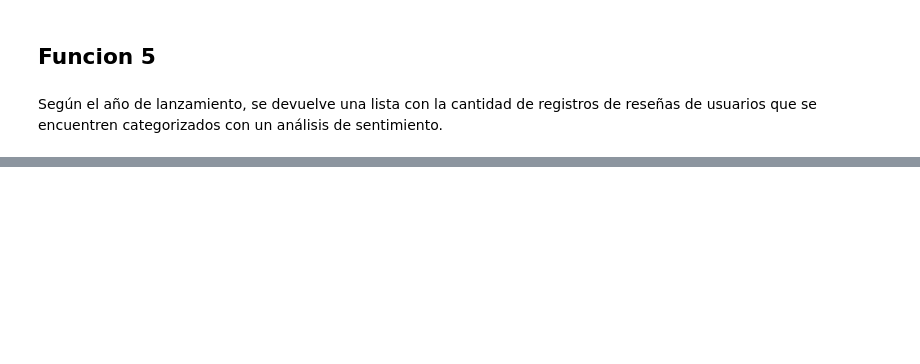
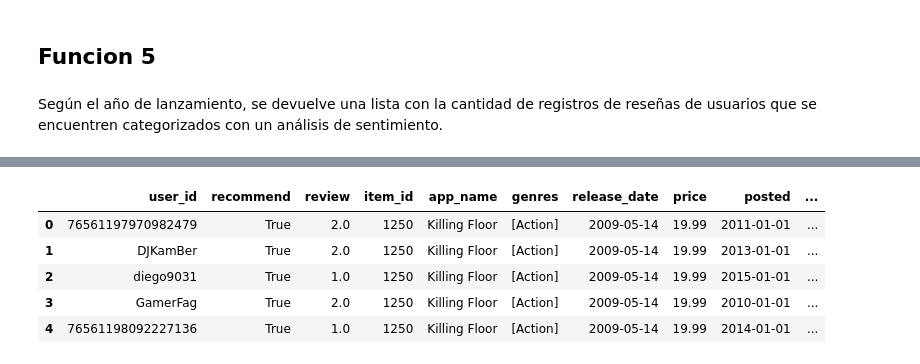
Before and after one commit to nicovid-ibarra/Proyecto-Individual-PI_ML_OPS, a Jupyter notebook: EDA.ipynb, the cells around one changed output, grey strips where cells are left out. Drawn from its saved outputs; the diff is of its cells as text; code cells hidden in the pictures; blank space fills up the shorter version.

```diff
--- a/EDA.ipynb
+++ b/EDA.ipynb
@@ -395,3 +227,9 @@ print (lower_limit, upper_limit)
 lower_limit=0
 upper_limit=109500
 items_fin_filtered = items_fin_sin_0[(items_fin_sin_0['playtime_forever'] > lower_limit) & (items_fin_sin_0['playtime_forever'] < upper_limit)]
+# %%
+#se desanida columna gebre
+genero=juegos1.explode('genres')
+genero=genero.explode('specs')
+genero = genero.rename(columns={'id': 'item_id'})
+genero.head()
@@ -833,0 +643,14 @@ See the caveats in the documentation: https://pandas.pydata.org/pandas-docs/stab
+# %%
+#Se eliminan columnas innecesarias
+a=['user_id','recommend','review','item_id','app_name','genres','release_date','price','posted','playtime_forever']
+b=['genres','item_id','app_name','specs','developer']
+data= merged_df[a]
+datb=genero[b]
+data.head()
+# %% [output]
+|  | user_id | recommend | review | item_id | app_name | genres | release_date | price | posted | ... |
+| 0 | 76561197970982479 | True | 2.0 | 1250 | Killing Floor | [Action] | 2009-05-14 | 19.99 | 2011-01-01 | ... |
+| 1 | DJKamBer | True | 2.0 | 1250 | Killing Floor | [Action] | 2009-05-14 | 19.99 | 2013-01-01 | ... |
+| 2 | diego9031 | True | 1.0 | 1250 | Killing Floor | [Action] | 2009-05-14 | 19.99 | 2015-01-01 | ... |
+| 3 | GamerFag | True | 2.0 | 1250 | Killing Floor | [Action] | 2009-05-14 | 19.99 | 2010-01-01 | ... |
+| 4 | 76561198092227136 | True | 1.0 | 1250 | Killing Floor | [Action] | 2009-05-14 | 19.99 | 2014-01-01 | ... |
```
Also changed, not shown: parts of 66 cells of this notebook, 3 other files.
